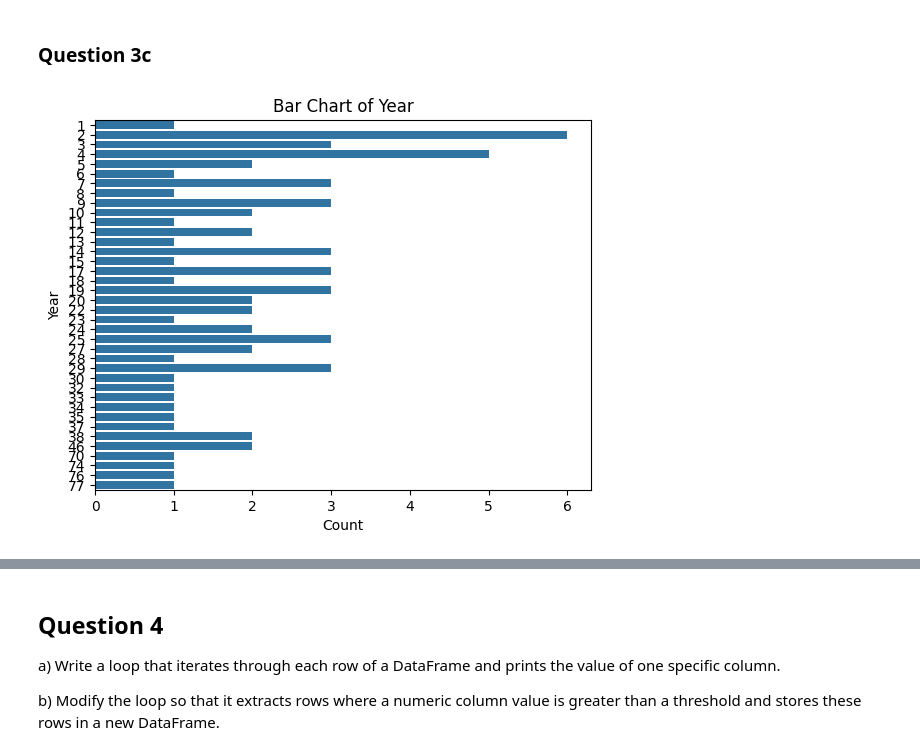
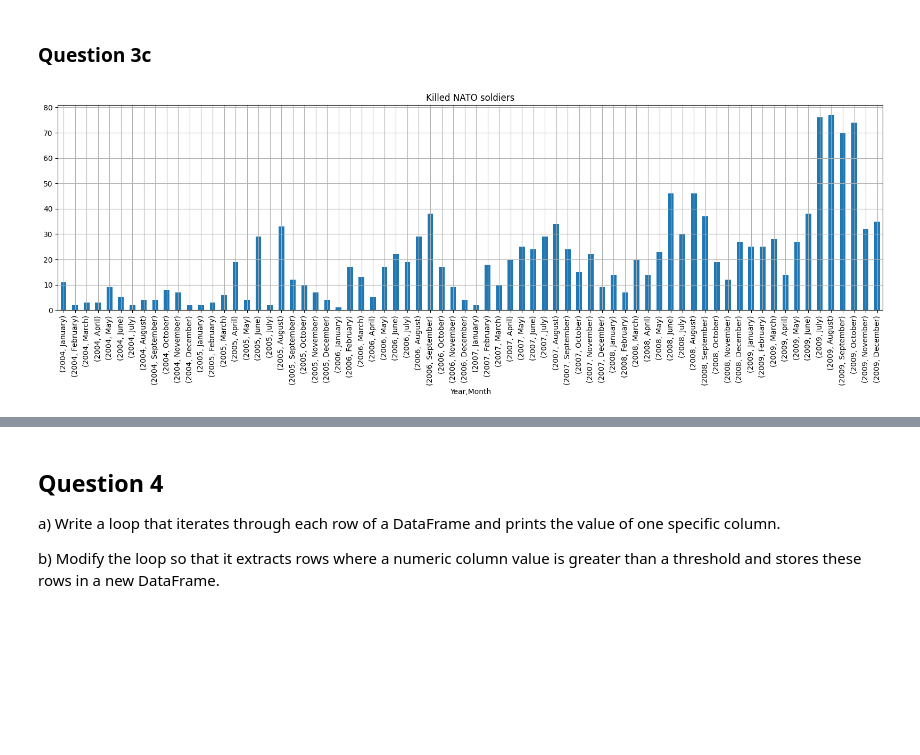
Before and after one commit to HansWurst9000/DeKiMaTo, a Jupyter notebook: Assignment2.ipynb, the cells around one changed output, grey strips where cells are left out. Saved outputs shown, nothing was run; the diff lists cells and outputs as text; code cells hidden in the pictures; blank space fills up the shorter version.

```diff
--- a/Assignment2.ipynb
+++ b/Assignment2.ipynb
@@ -135,8 +128,5 @@ histo2 = sns.kdeplot(db['Taliban'], fill=True)
-# %%
-sns.countplot(y='Nato - official figures', data=db)
-plt.title('Bar Chart of Year')
-plt.xlabel('Count')
-plt.ylabel('Year')
-plt.show()
-# %% [output]
-[figure, removed]
+# %%
+#plot vertical bar diagram
+bars_vertical = db['Nato - official figures'].plot(kind='bar', figsize=(20,5),grid=True,title="Killed NATO soldiers")
+# %% [output]
+[figure, added]
```
Also changed, not shown: parts of 10 cells of this notebook.
